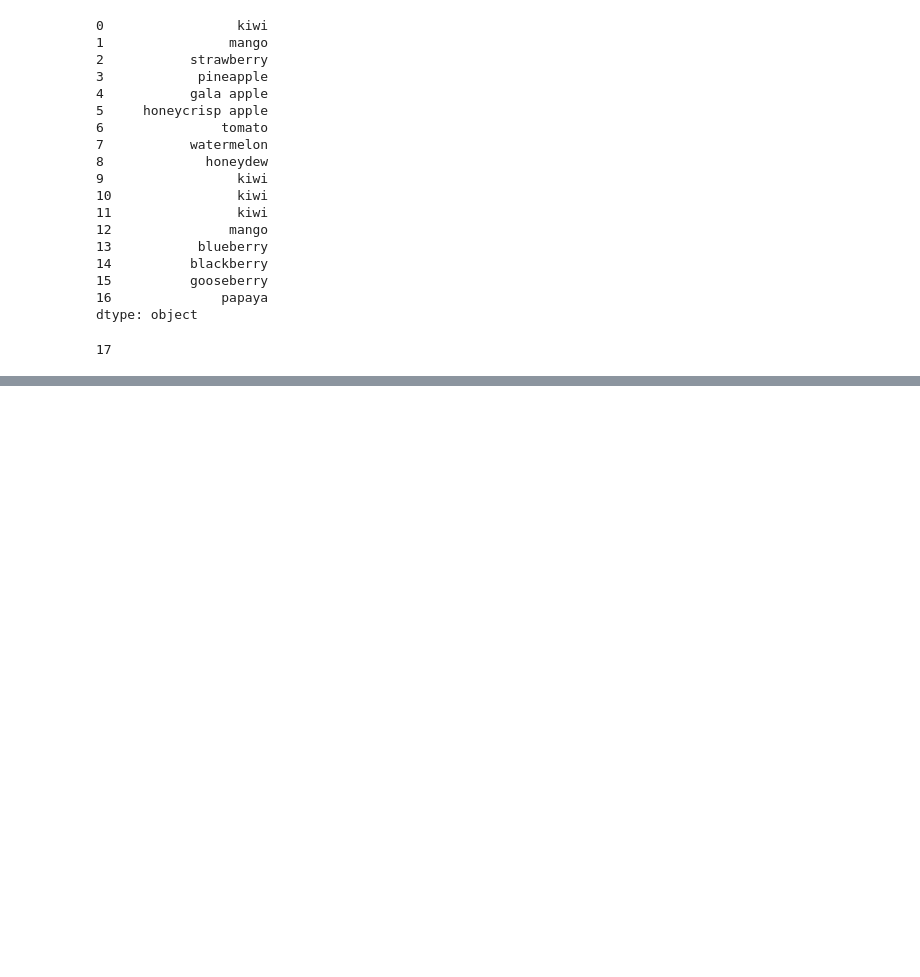
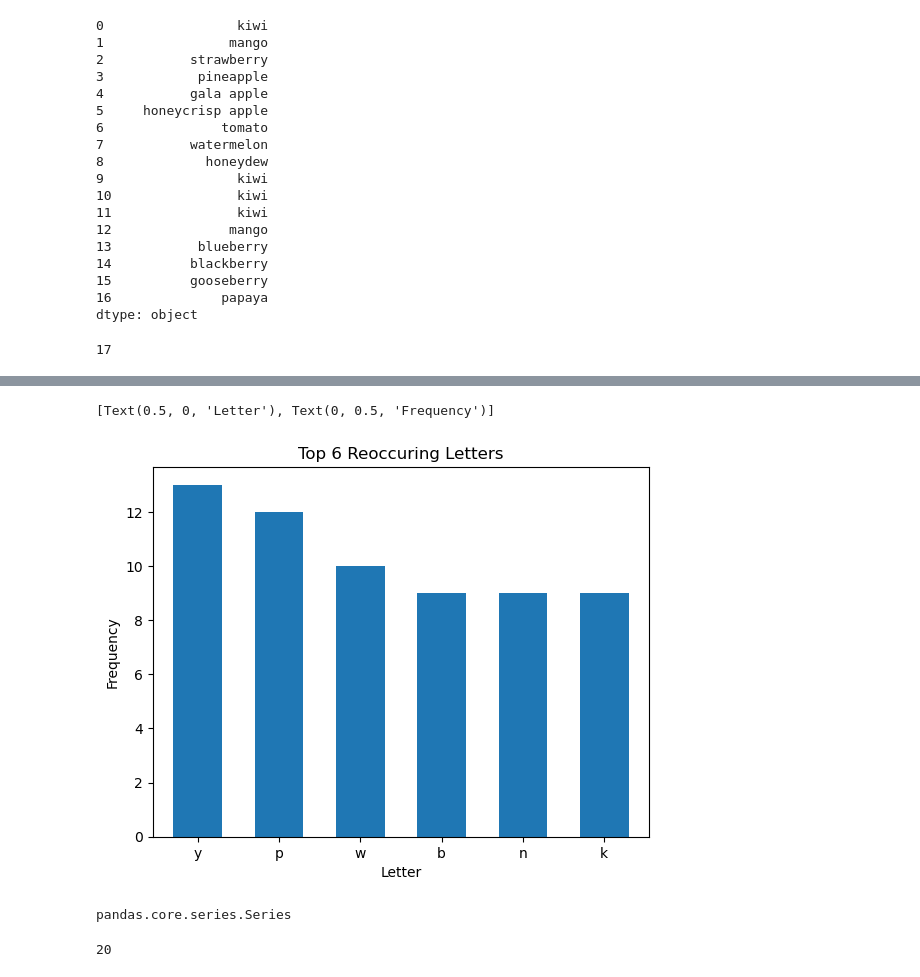
Before and after one commit to Keila-Camarillo/numpy-pandas-visualization-exercises, a Jupyter notebook: pandas_series.ipynb, the cells around one changed output, grey strips where cells are left out. Saved outputs shown, nothing was run; the diff lists cells and outputs as text; code cells hidden in the pictures; blank space fills up the shorter version.

Commit message:
add pandas exercise

```diff
--- a/pandas_series.ipynb
+++ b/pandas_series.ipynb
@@ -94,0 +380,7 @@ dtype: int64
+# %%
+# 6. Create a bar plot of the frequencies of the 6 most commonly occuring letters.
+top_6 = letter_series.value_counts().head(6)
+top_6.plot.bar(title='Top 6 Reoccuring Letters', rot=0, width=.6).set(xlabel='Letter', ylabel='Frequency')
+# %% [output]
+[Text(0.5, 0, 'Letter'), Text(0, 0.5, 'Frequency')]
+[figure, added]
@@ -94,0 +389,10 @@ dtype: int64
+# %%
+# 1. What is the data type of the numbers Series?
+type(number_series)
+# %% [output]
+pandas.core.series.Series
+# %%
+# 2. How many elements are in the number Series?
+number_series.count()
+# %% [output]
+20
```
Also changed, not shown: parts of 50 cells of this notebook.
